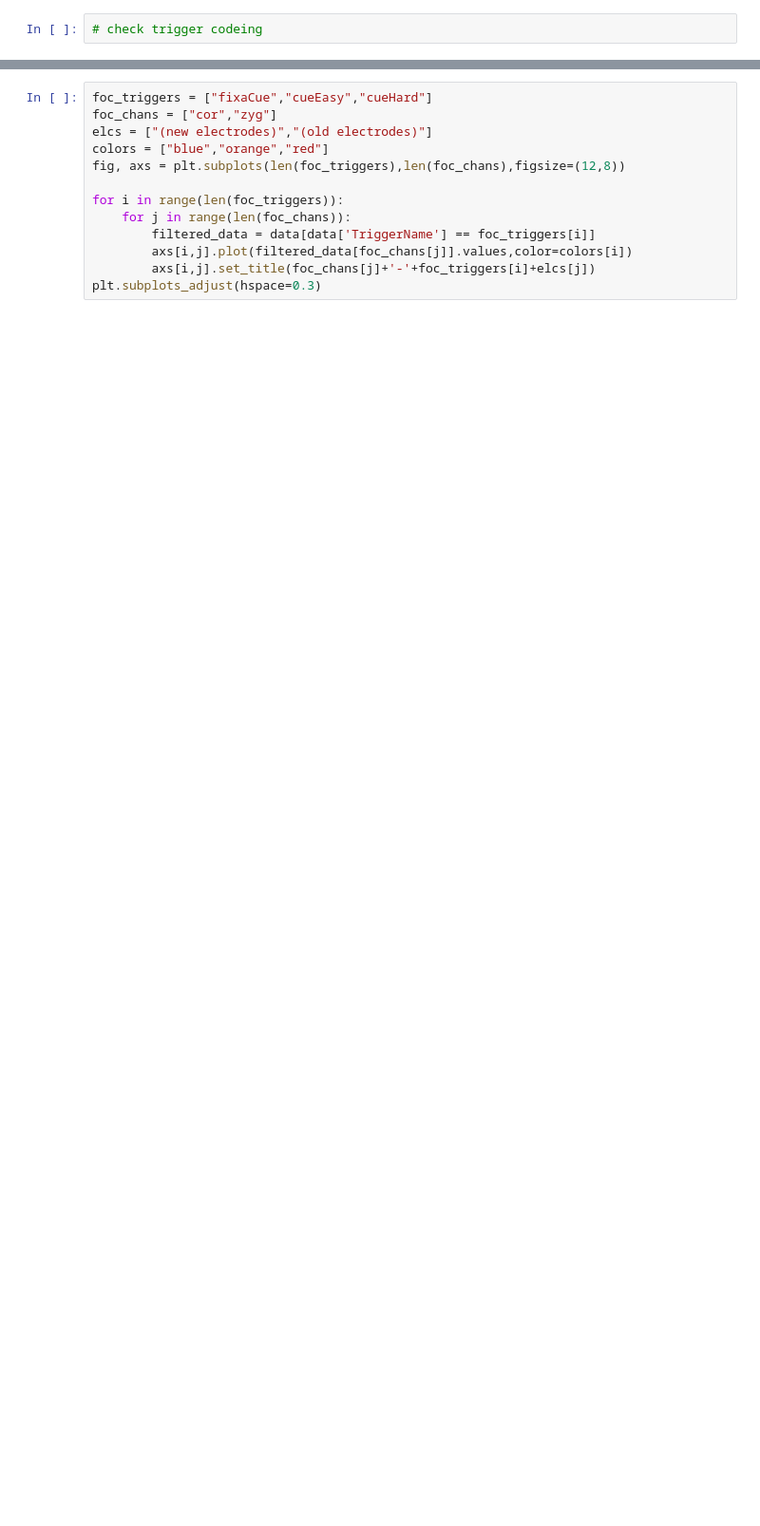
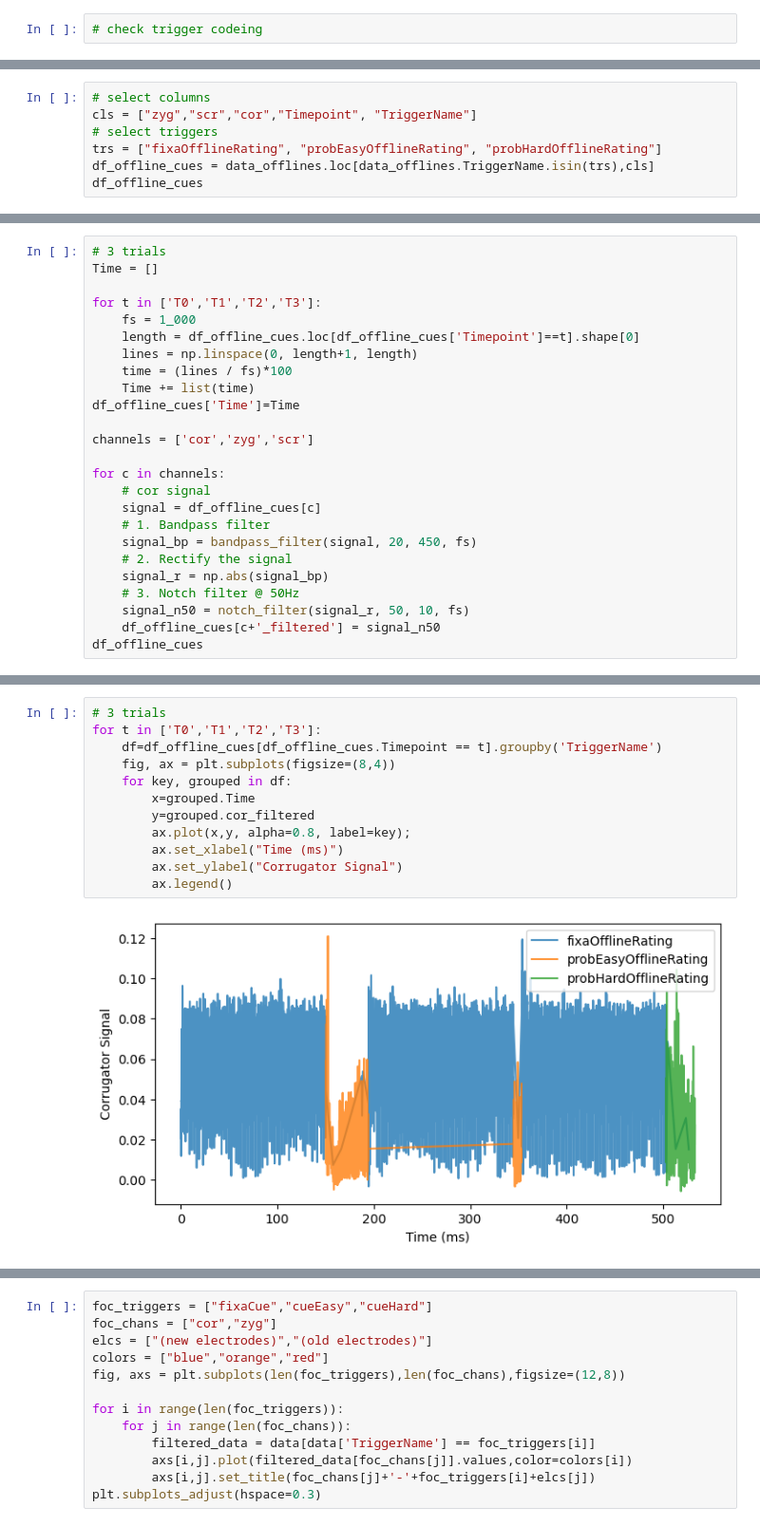
Before and after one commit to YueZhu0628/DAC_behav_fEMG, a Jupyter notebook: fEMG_pilot/check_triggers.ipynb, the cells around one changed output, grey strips where cells are left out. Shown at 95% size. Saved outputs shown, nothing was run; the diff lists cells and outputs as text; blank space fills up the shorter version.

```diff
--- a/fEMG_pilot/check_triggers.ipynb
+++ b/fEMG_pilot/check_triggers.ipynb
@@ -147,0 +356,7 @@ data[data.binary != '00000000'].to_csv('data_trigges.csv')
+# %%
+# select columns
+cls = ["zyg","scr","cor","Timepoint", "TriggerName"]
+# select triggers
+trs = ["fixaOfflineRating", "probEasyOfflineRating", "probHardOfflineRating"]
+df_offline_cues = data_offlines.loc[data_offlines.TriggerName.isin(trs),cls]
+df_offline_cues
@@ -147,0 +377,25 @@ data[data.binary != '00000000'].to_csv('data_trigges.csv')
+# %%
+# 3 trials
+Time = []
+
+for t in ['T0','T1','T2','T3']:
+    fs = 1_000
+    length = df_offline_cues.loc[df_offline_cues['Timepoint']==t].shape[0]
+    lines = np.linspace(0, length+1, length)
+    time = (lines / fs)*100
+    Time += list(time)
+df_offline_cues['Time']=Time
+
+channels = ['cor','zyg','scr']
+
+for c in channels:
+    # cor signal
+    signal = df_offline_cues[c]
+    # 1. Bandpass filter
+    signal_bp = bandpass_filter(signal, 20, 450, fs)
+    # 2. Rectify the signal
+    signal_r = np.abs(signal_bp)
+    # 3. Notch filter @ 50Hz
+    signal_n50 = notch_filter(signal_r, 50, 10, fs)
+    df_offline_cues[c+'_filtered'] = signal_n50
+df_offline_cues
@@ -147,0 +416,14 @@ data[data.binary != '00000000'].to_csv('data_trigges.csv')
+# %%
+# 3 trials
+for t in ['T0','T1','T2','T3']:
+    df=df_offline_cues[df_offline_cues.Timepoint == t].groupby('TriggerName')
+    fig, ax = plt.subplots(figsize=(8,4))
+    for key, grouped in df:
+        x=grouped.Time
+        y=grouped.cor_filtered
+        ax.plot(x,y, alpha=0.8, label=key);
+        ax.set_xlabel("Time (ms)")
+        ax.set_ylabel("Corrugator Signal")
+        ax.legend()
+# %% [output]
+[figure, added]
```
Also changed, not shown: parts of 60 cells of this notebook, 5 other files.
